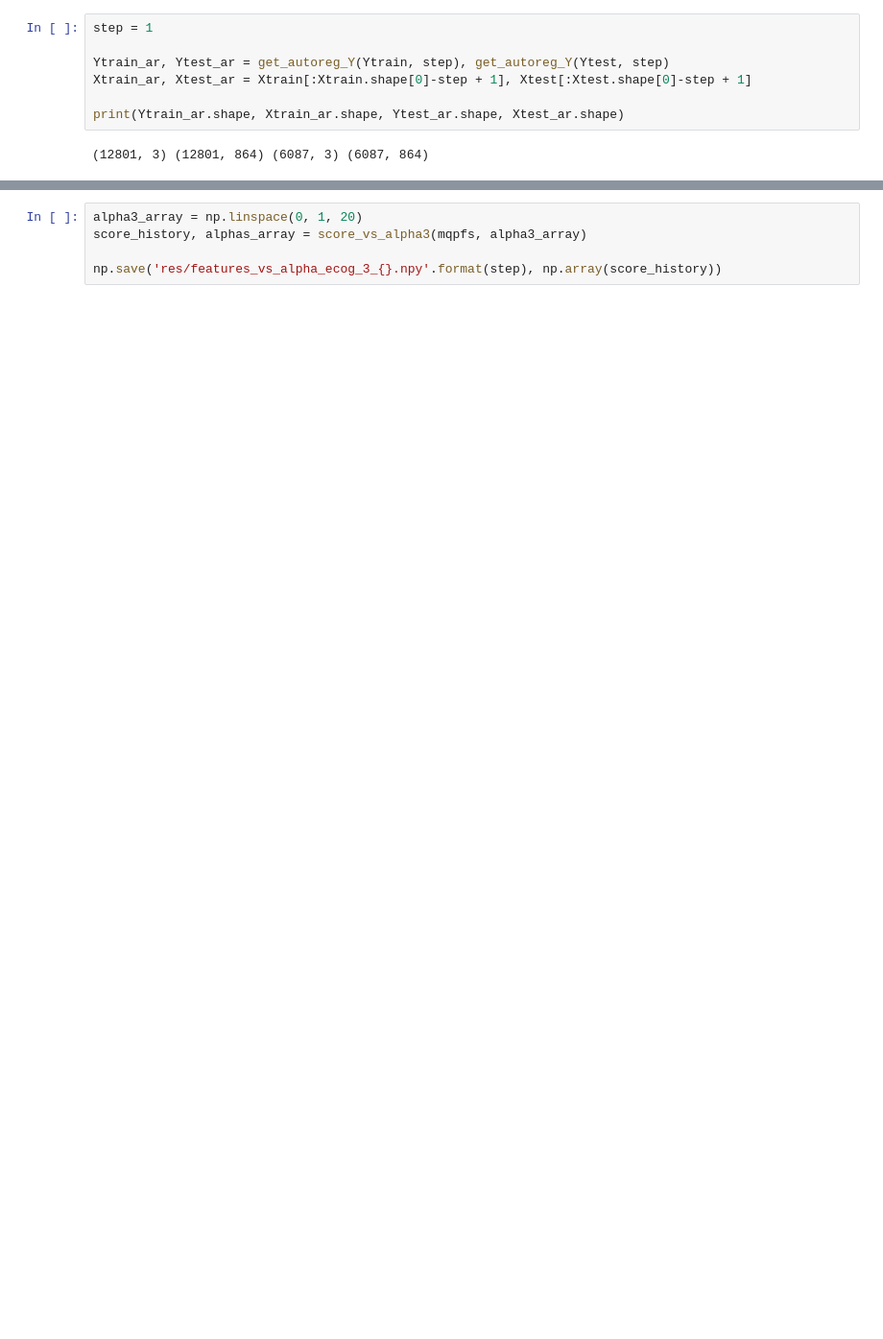
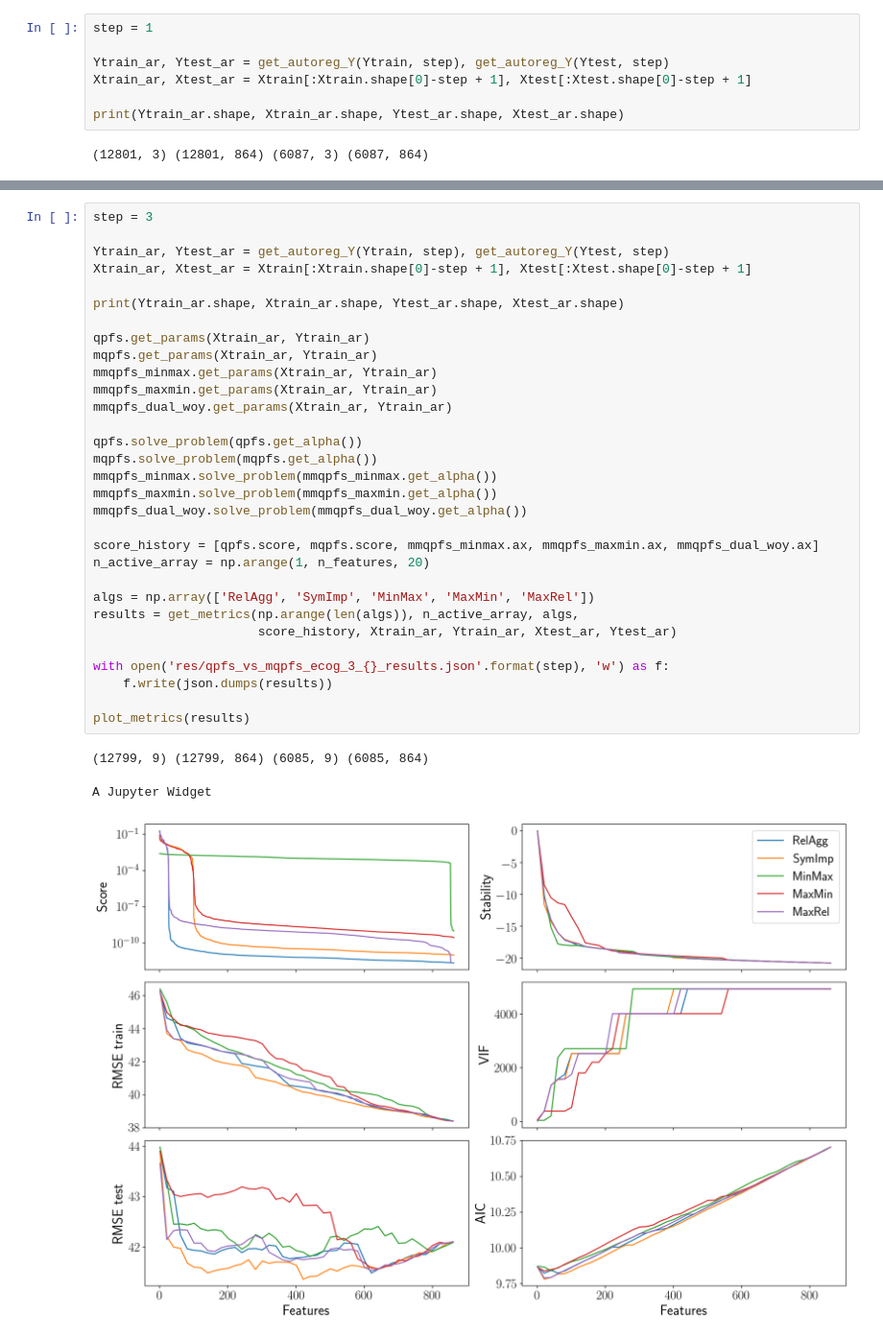
Before and after one commit to Intelligent-Systems-Phystech/MSThesis, a Jupyter notebook: code/main.ipynb, the cells around one changed output, grey strips where cells are left out. Shown at 96% size. Cells and saved outputs as stored; diff of their text form; blank space fills up the shorter version.

```diff
--- a/code/main.ipynb
+++ b/code/main.ipynb
@@ -1324,5 +1399,35 @@ array([ 0.32269547,  0.31521657,  0.36208796])
-# %%
-alpha3_array = np.linspace(0, 1, 20)
-score_history, alphas_array = score_vs_alpha3(mqpfs, alpha3_array)
-
-np.save('res/features_vs_alpha_ecog_3_{}.npy'.format(step), np.array(score_history))
+# %%
+step = 3
+
+Ytrain_ar, Ytest_ar = get_autoreg_Y(Ytrain, step), get_autoreg_Y(Ytest, step)
+Xtrain_ar, Xtest_ar = Xtrain[:Xtrain.shape[0]-step + 1], Xtest[:Xtest.shape[0]-step + 1]
+
+print(Ytrain_ar.shape, Xtrain_ar.shape, Ytest_ar.shape, Xtest_ar.shape)
+
+qpfs.get_params(Xtrain_ar, Ytrain_ar)
+mqpfs.get_params(Xtrain_ar, Ytrain_ar)
+mmqpfs_minmax.get_params(Xtrain_ar, Ytrain_ar)
+mmqpfs_maxmin.get_params(Xtrain_ar, Ytrain_ar)
+mmqpfs_dual_woy.get_params(Xtrain_ar, Ytrain_ar)
+
+qpfs.solve_problem(qpfs.get_alpha())
+mqpfs.solve_problem(mqpfs.get_alpha())
+mmqpfs_minmax.solve_problem(mmqpfs_minmax.get_alpha())
+mmqpfs_maxmin.solve_problem(mmqpfs_maxmin.get_alpha())
+mmqpfs_dual_woy.solve_problem(mmqpfs_dual_woy.get_alpha())
+
+score_history = [qpfs.score, mqpfs.score, mmqpfs_minmax.ax, mmqpfs_maxmin.ax, mmqpfs_dual_woy.ax]
+n_active_array = np.arange(1, n_features, 20)
+
+algs = np.array(['RelAgg', 'SymImp', 'MinMax', 'MaxMin', 'MaxRel'])
+results = get_metrics(np.arange(len(algs)), n_active_array, algs,
+                      score_history, Xtrain_ar, Ytrain_ar, Xtest_ar, Ytest_ar)
+
+with open('res/qpfs_vs_mqpfs_ecog_3_{}_results.json'.format(step), 'w') as f:
+    f.write(json.dumps(results))
+
+plot_metrics(results)
+# %% [output]
+(12799, 9) (12799, 864) (6085, 9) (6085, 864)
+A Jupyter Widget
+[figure, added]
```
Also changed, not shown: parts of 25 cells of this notebook.
